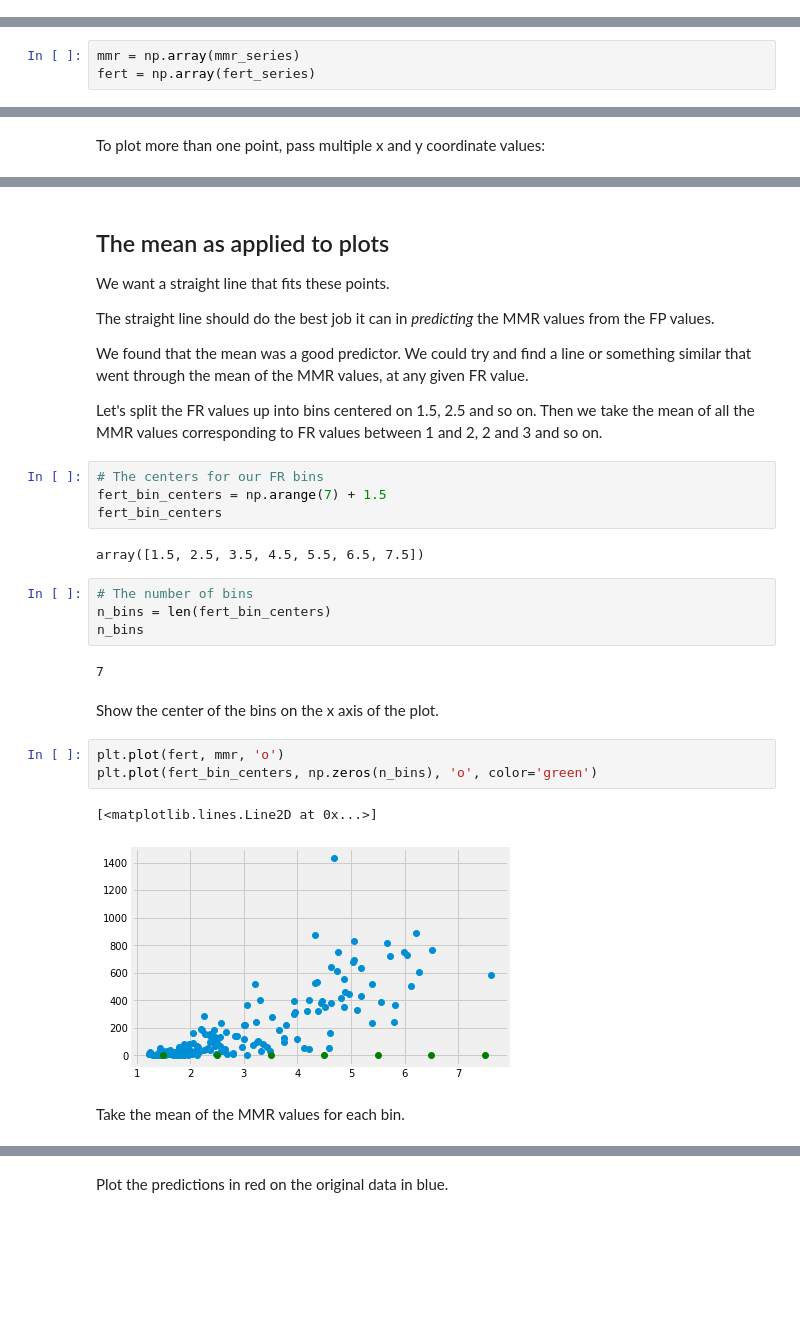
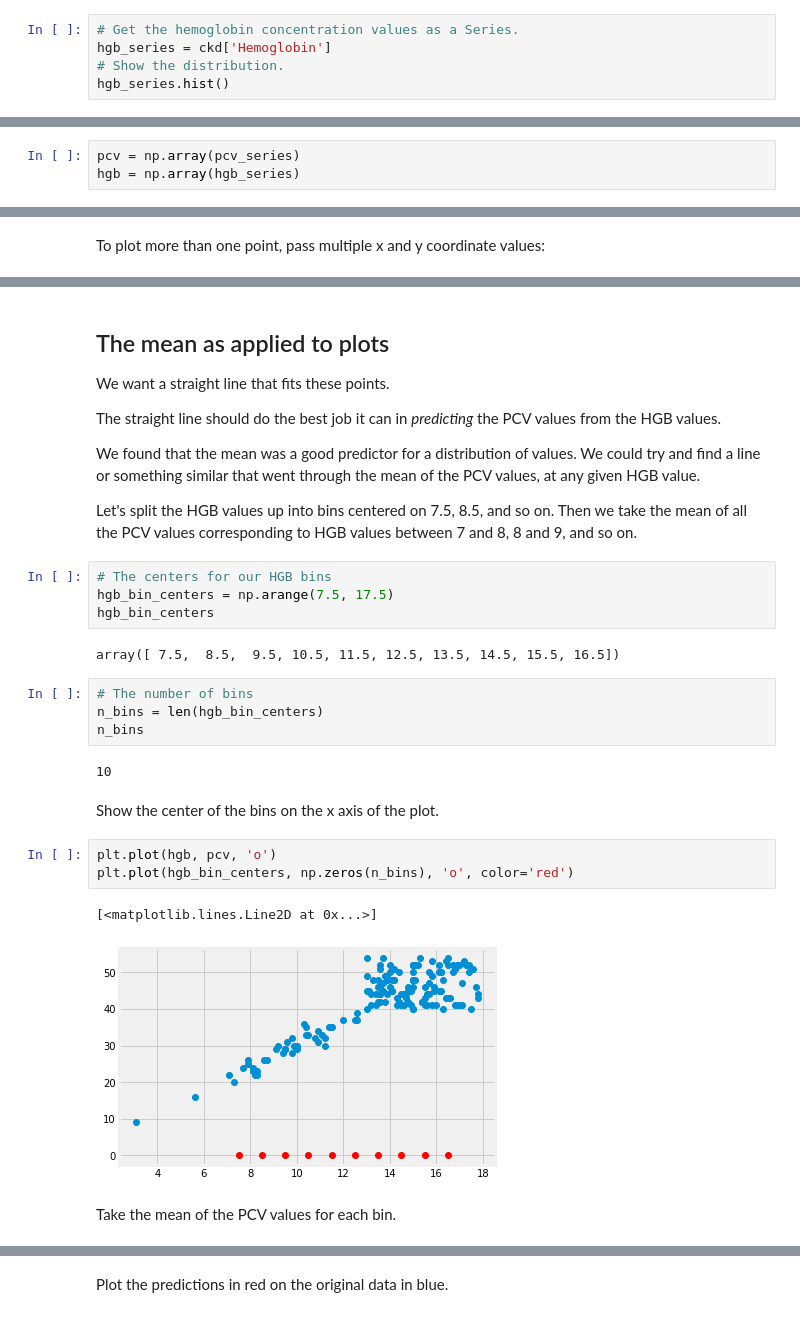
Before and after one commit to matthew-brett/cfd2019, a Jupyter notebook: notebooks/08/mean_and_slopes.ipynb, the cells around one changed output, grey strips where cells are left out. Saved outputs shown, nothing was run; the diff lists cells and outputs as text; blank space fills up the shorter version.

```diff
--- a/notebooks/08/mean_and_slopes.ipynb
+++ b/notebooks/08/mean_and_slopes.ipynb
@@ -81,0 +63,5 @@ pandas.core.series.Series
+# %%
+# Get the hemoglobin concentration values as a Series.
+hgb_series = ckd['Hemoglobin']
+# Show the distribution.
+hgb_series.hist()
@@ -84,3 +75,3 @@ The last step in our data munging is to convert the columns of MMR and FR data i
 # %%
-mmr = np.array(mmr_series)
-fert = np.array(fert_series)
+pcv = np.array(pcv_series)
+hgb = np.array(hgb_series)
@@ -129,31 +162,35 @@ plt.plot([2, 3], [1000, 1200], 'o', color='green')
 
 We want a straight line that fits these points.
 
-The straight line should do the best job it can in *predicting* the MMR values from the FP values.
+The straight line should do the best job it can in *predicting* the PCV values from the HGB values.
 
-We found that the mean was a good predictor.  We could try and find a line or something similar that went through the mean of the MMR values, at any given FR value.
+We found that the mean was a good predictor for a distribution of values.  We
+could try and find a line or something similar that went through the mean of
+the PCV values, at any given HGB value.
 
-Let's split the FR values up into bins centered on 1.5, 2.5 and so on.  Then we take the mean of all the MMR values corresponding to FR values between 1 and 2, 2 and 3 and so on.
+Let's split the HGB values up into bins centered on 7.5, 8.5, and so on.  Then
+we take the mean of all the PCV values corresponding to HGB values between 7
+and 8, 8 and 9, and so on.
 # %%
-# The centers for our FR bins
-fert_bin_centers = np.arange(7) + 1.5
-fert_bin_centers
+# The centers for our HGB bins
+hgb_bin_centers = np.arange(7.5, 17.5)
+hgb_bin_centers
 # %% [output]
-array([1.5, 2.5, 3.5, 4.5, 5.5, 6.5, 7.5])
+array([ 7.5,  8.5,  9.5, 10.5, 11.5, 12.5, 13.5, 14.5, 15.5, 16.5])
 # %%
 # The number of bins
-n_bins = len(fert_bin_centers)
+n_bins = len(hgb_bin_centers)
 n_bins
 # %% [output]
-7
+10
 # %% [markdown]
 Show the center of the bins on the x axis of the plot.
 # %%
-plt.plot(fert, mmr, 'o')
-plt.plot(fert_bin_centers, np.zeros(n_bins), 'o', color='green')
+plt.plot(hgb, pcv, 'o')
+plt.plot(hgb_bin_centers, np.zeros(n_bins), 'o', color='red')
 # %% [output]
 [<matplotlib.lines.Line2D at 0x...>]
-[figure, old version]
+[figure, new version]
 # %% [markdown]
-Take the mean of the MMR values for each bin.
+Take the mean of the PCV values for each bin.
 # %%
```
Also changed, not shown: parts of 66 cells of this notebook, 5 other files.
